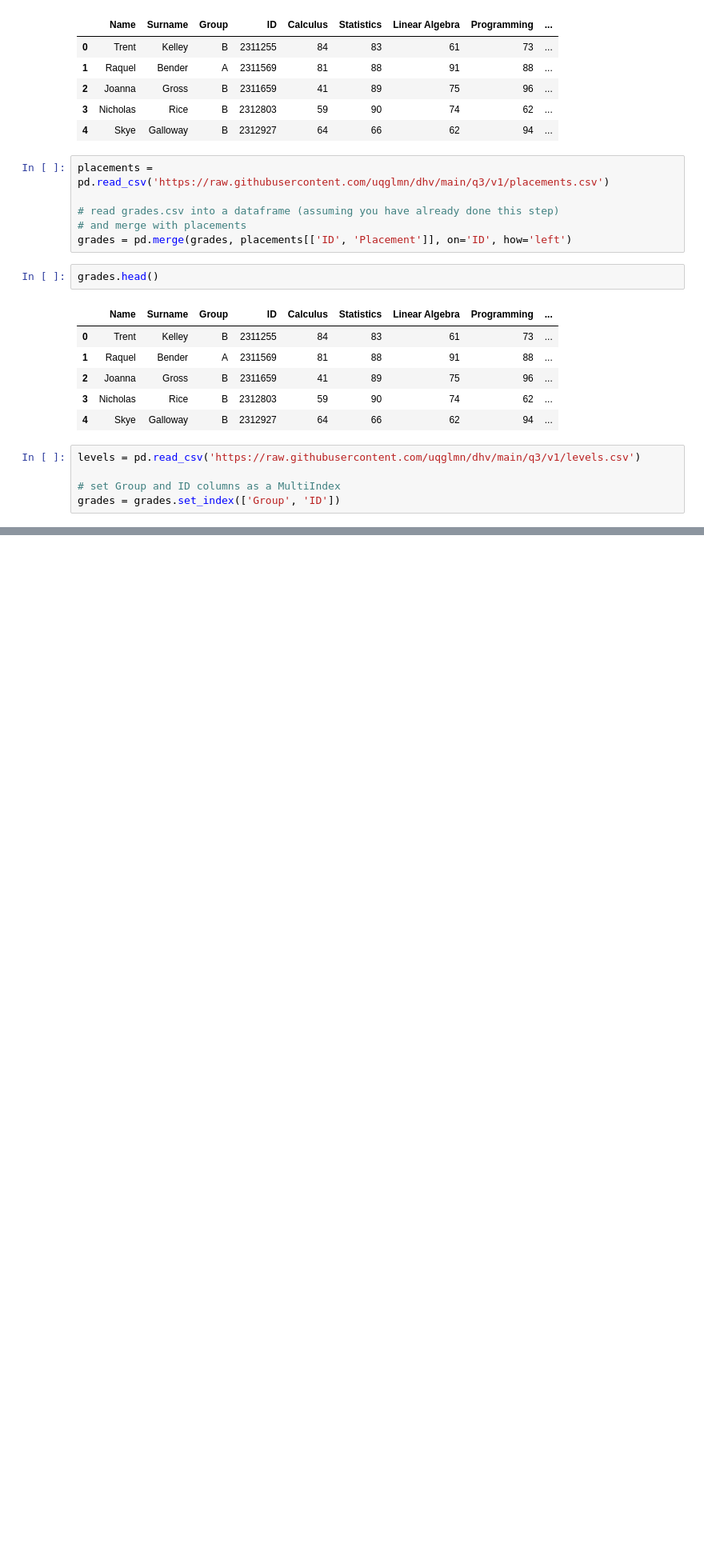
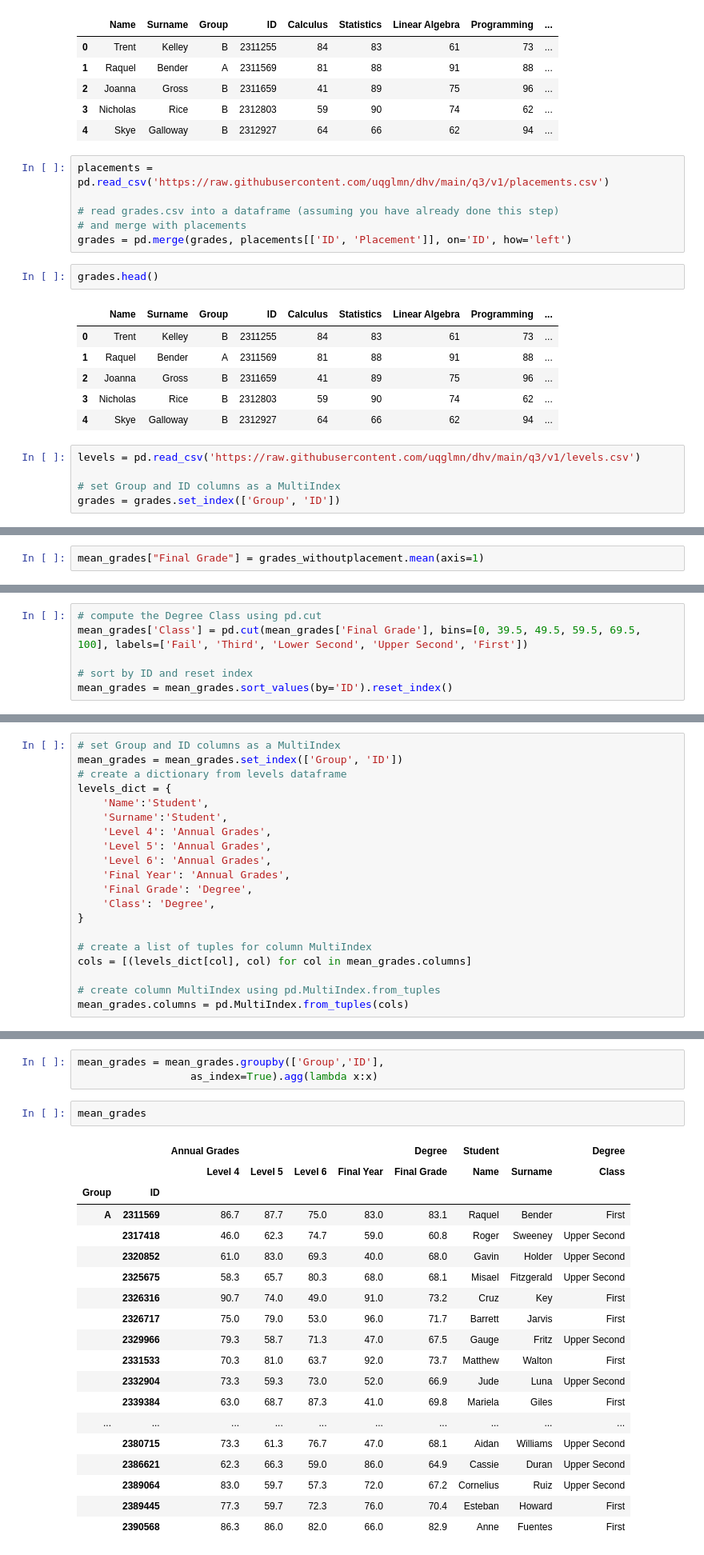
Before and after one commit to cukang98/QTStudio, a Jupyter notebook: Untitled1.ipynb, the cells around one changed output, grey strips where cells are left out. Shown at 80% size. Drawn from its saved outputs; the diff is of its cells as text; blank space fills up the shorter version.

```diff
--- a/Untitled1.ipynb
+++ b/Untitled1.ipynb
@@ -85,0 +129,2 @@ grades.head()
+# %%
+mean_grades["Final Grade"] = grades_withoutplacement.mean(axis=1)
@@ -85,0 +154,6 @@ grades.head()
+# %%
+# compute the Degree Class using pd.cut
+mean_grades['Class'] = pd.cut(mean_grades['Final Grade'], bins=[0, 39.5, 49.5, 59.5, 69.5, 100], labels=['Fail', 'Third', 'Lower Second', 'Upper Second', 'First'])
+
+# sort by ID and reset index
+mean_grades = mean_grades.sort_values(by='ID').reset_index()
@@ -85,0 +180,20 @@ grades.head()
+# %%
+# set Group and ID columns as a MultiIndex
+mean_grades = mean_grades.set_index(['Group', 'ID'])
+# create a dictionary from levels dataframe
+levels_dict = {
+    'Name':'Student',
+    'Surname':'Student',
+    'Level 4': 'Annual Grades',
+    'Level 5': 'Annual Grades',
+    'Level 6': 'Annual Grades',
+    'Final Year': 'Annual Grades',
+    'Final Grade': 'Degree',
+    'Class': 'Degree',
+}
+
+# create a list of tuples for column MultiIndex
+cols = [(levels_dict[col], col) for col in mean_grades.columns]
+
+# create column MultiIndex using pd.MultiIndex.from_tuples
+mean_grades.columns = pd.MultiIndex.from_tuples(cols)
@@ -85,0 +211,25 @@ grades.head()
+# %%
+mean_grades = mean_grades.groupby(['Group','ID'],
+                  as_index=True).agg(lambda x:x)
+# %%
+mean_grades
+# %% [output]
+|  |  | Annual Grades |  |  |  | Degree | Student |  | Degree |
+|  |  | Level 4 | Level 5 | Level 6 | Final Year | Final Grade | Name | Surname | Class |
+| Group | ID |  |  |  |  |  |  |  |  |
+| A | 2311569 | 86.7 | 87.7 | 75.0 | 83.0 | 83.1 | Raquel | Bender | First |
+|  | 2317418 | 46.0 | 62.3 | 74.7 | 59.0 | 60.8 | Roger | Sweeney | Upper Second |
+|  | 2320852 | 61.0 | 83.0 | 69.3 | 40.0 | 68.0 | Gavin | Holder | Upper Second |
+|  | 2325675 | 58.3 | 65.7 | 80.3 | 68.0 | 68.1 | Misael | Fitzgerald | Upper Second |
+|  | 2326316 | 90.7 | 74.0 | 49.0 | 91.0 | 73.2 | Cruz | Key | First |
+|  | 2326717 | 75.0 | 79.0 | 53.0 | 96.0 | 71.7 | Barrett | Jarvis | First |
+|  | 2329966 | 79.3 | 58.7 | 71.3 | 47.0 | 67.5 | Gauge | Fritz | Upper Second |
+|  | 2331533 | 70.3 | 81.0 | 63.7 | 92.0 | 73.7 | Matthew | Walton | First |
+|  | 2332904 | 73.3 | 59.3 | 73.0 | 52.0 | 66.9 | Jude | Luna | Upper Second |
+|  | 2339384 | 63.0 | 68.7 | 87.3 | 41.0 | 69.8 | Mariela | Giles | First |
+| ... | ... | ... | ... | ... | ... | ... | ... | ... | ... |
+|  | 2380715 | 73.3 | 61.3 | 76.7 | 47.0 | 68.1 | Aidan | Williams | Upper Second |
+|  | 2386621 | 62.3 | 66.3 | 59.0 | 86.0 | 64.9 | Cassie | Duran | Upper Second |
+|  | 2389064 | 83.0 | 59.7 | 57.3 | 72.0 | 67.2 | Cornelius | Ruiz | Upper Second |
+|  | 2389445 | 77.3 | 59.7 | 72.3 | 76.0 | 70.4 | Esteban | Howard | First |
+|  | 2390568 | 86.3 | 86.0 | 82.0 | 66.0 | 82.9 | Anne | Fuentes | First |
```
Also changed, not shown: parts of 15 cells of this notebook.
